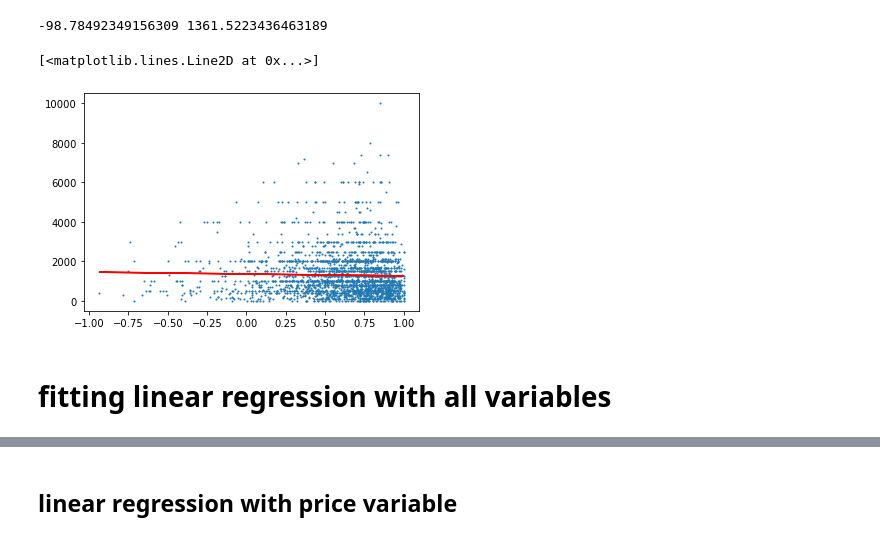
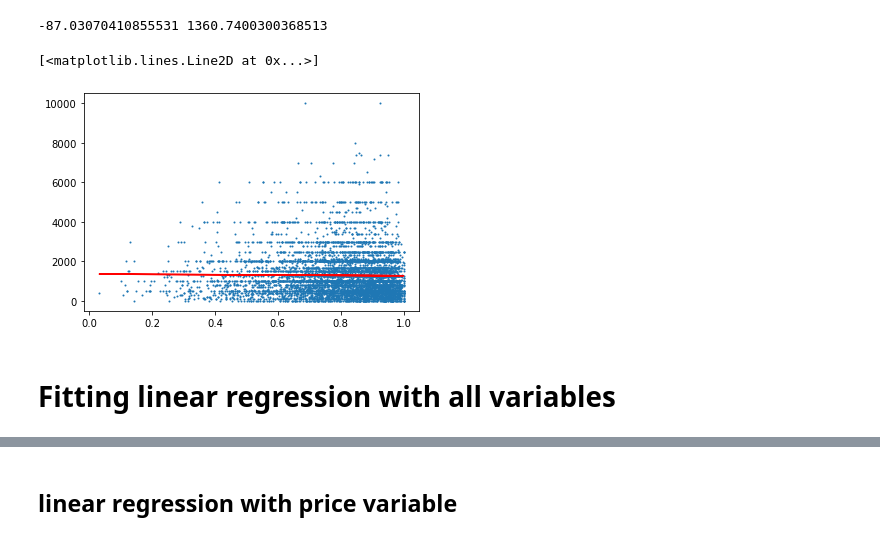
Before and after one commit to emilbreustedt/data-literacy-steam-project, a Jupyter notebook: predictor.ipynb, the cells around one changed output, grey strips where cells are left out. Cells and saved outputs as stored; diff of their text form; code cells hidden in the pictures.

Commit message:
added regression optimization

```diff
--- a/predictor.ipynb
+++ b/predictor.ipynb
@@ -22,16 +22,13 @@ df
 # %%
-# calculate score
-score = (df.total_positive - df.total_negative)/df.total_reviews
-
-plt.scatter(score, df.price, s = 1)
+plt.scatter(df.score, df.price, s = 1)
 
 # calculate linear regression
-m, b = np.polyfit(score, df.price, 1)
+m, b = np.polyfit(df.score, df.price, 1)
 print(m, b)
 
 # regression line
-plt.plot(score, m*score+b, color='red')
+plt.plot(df.score, m*df.score+b, color='red')
 # %% [output]
--98.78492349156309 1361.5223436463189
+-87.03070410855531 1360.7400300368513
 [<matplotlib.lines.Line2D at 0x...>]
-[figure, old version]
+[figure, new version]
@@ -40,2 +35,2 @@ plt.plot(score, m*score+b, color='red')
 # %% [markdown]
-# fitting linear regression with all variables
+# Fitting linear regression with all variables
```
Also changed, not shown: parts of 26 cells of this notebook.
